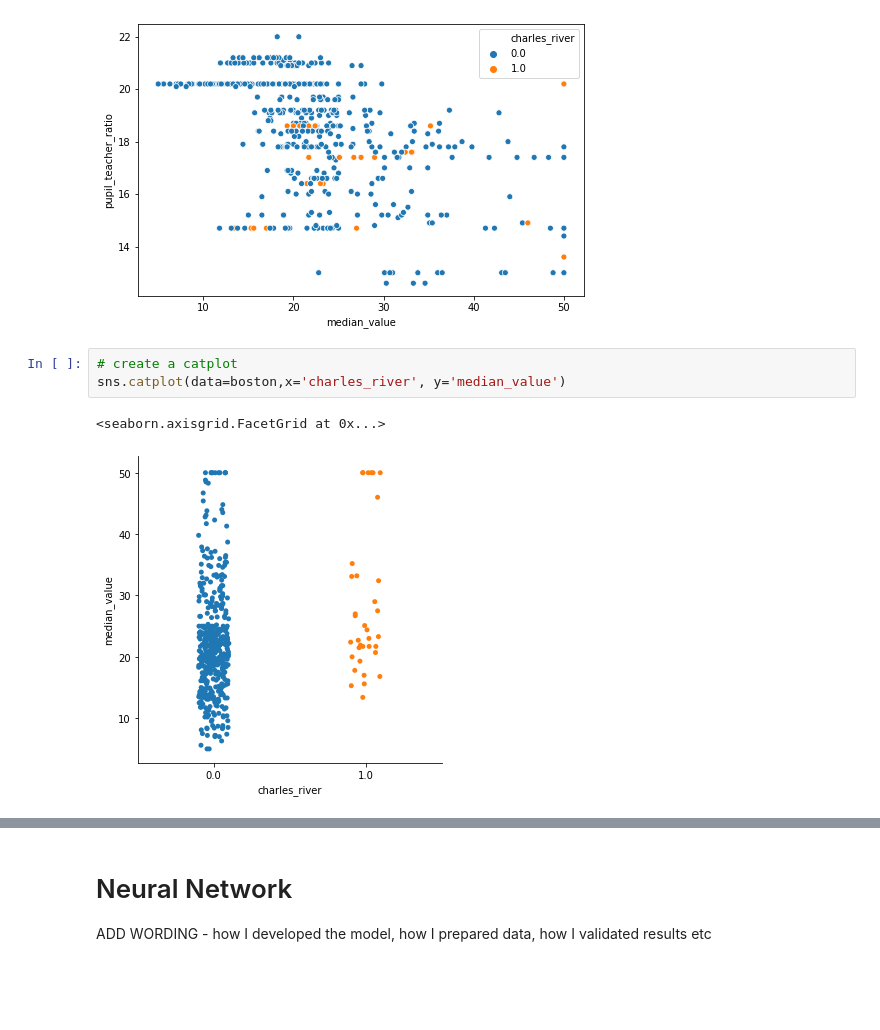
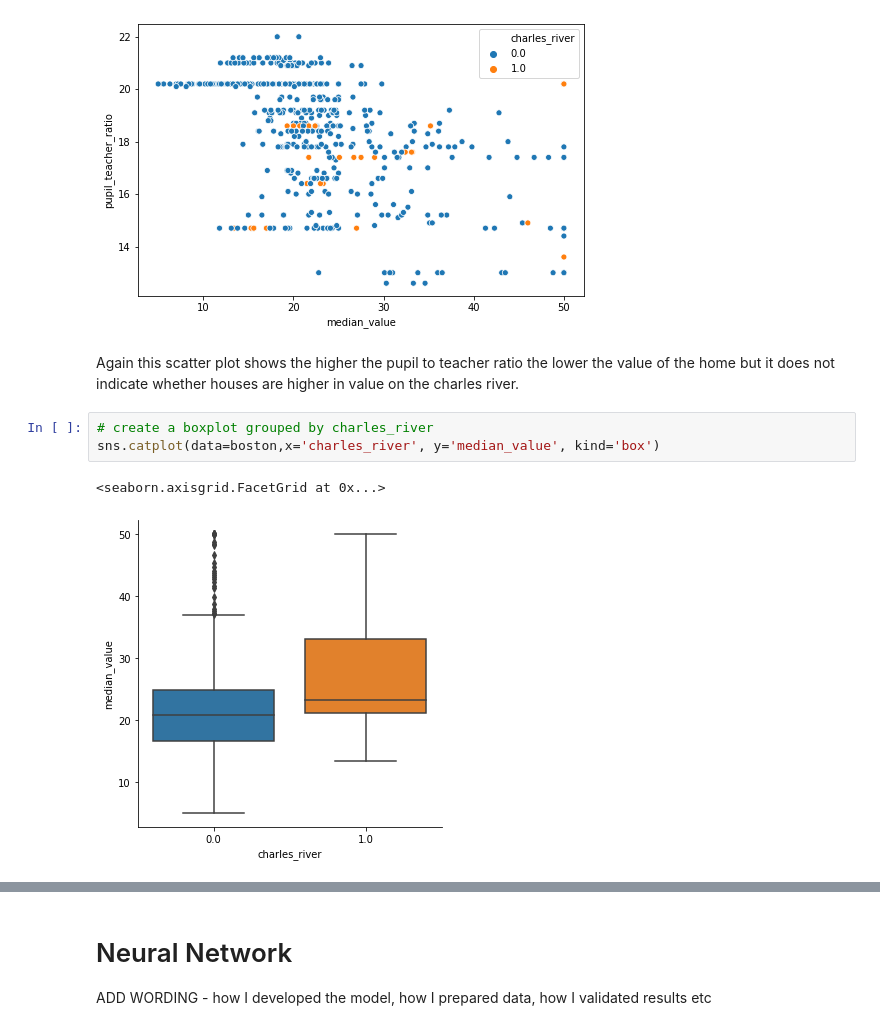
Before and after one commit to beccycole/machine-learning-assessment, a Jupyter notebook: Boston Housing Dataset.ipynb, the cells around one changed output, grey strips where cells are left out. Drawn from its saved outputs; the diff is of its cells as text; blank space fills up the shorter version.

```diff
--- a/Boston Housing Dataset.ipynb
+++ b/Boston Housing Dataset.ipynb
@@ -295,9 +314,11 @@ sns.scatterplot(data=boston,x='median_value',y='pupil_teacher_ratio', hue='charl
 # %% [output]
 <matplotlib.axes._subplots.AxesSubplot at 0x...>
 [figure]
+# %% [markdown]
+Again this scatter plot shows the higher the pupil to teacher ratio the lower the value of the home but it does not indicate whether houses are higher in value on the charles river.
 # %%
-# create a catplot
-sns.catplot(data=boston,x='charles_river', y='median_value')
+# create a boxplot grouped by charles_river
+sns.catplot(data=boston,x='charles_river', y='median_value', kind='box')
 # %% [output]
 <seaborn.axisgrid.FacetGrid at 0x...>
-[figure, old version]
+[figure, new version]
```
Also changed, not shown: parts of 38 cells of this notebook.
